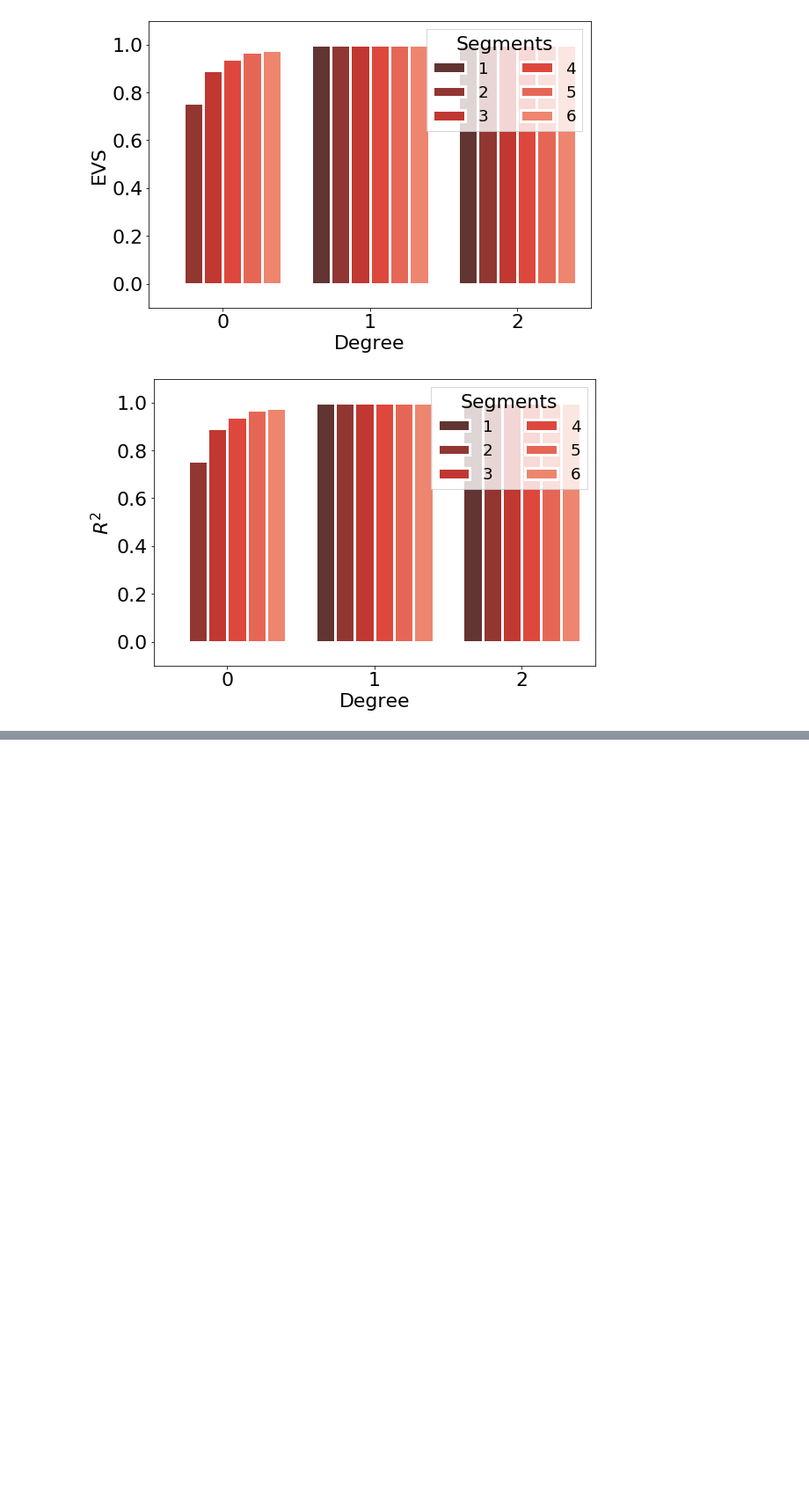
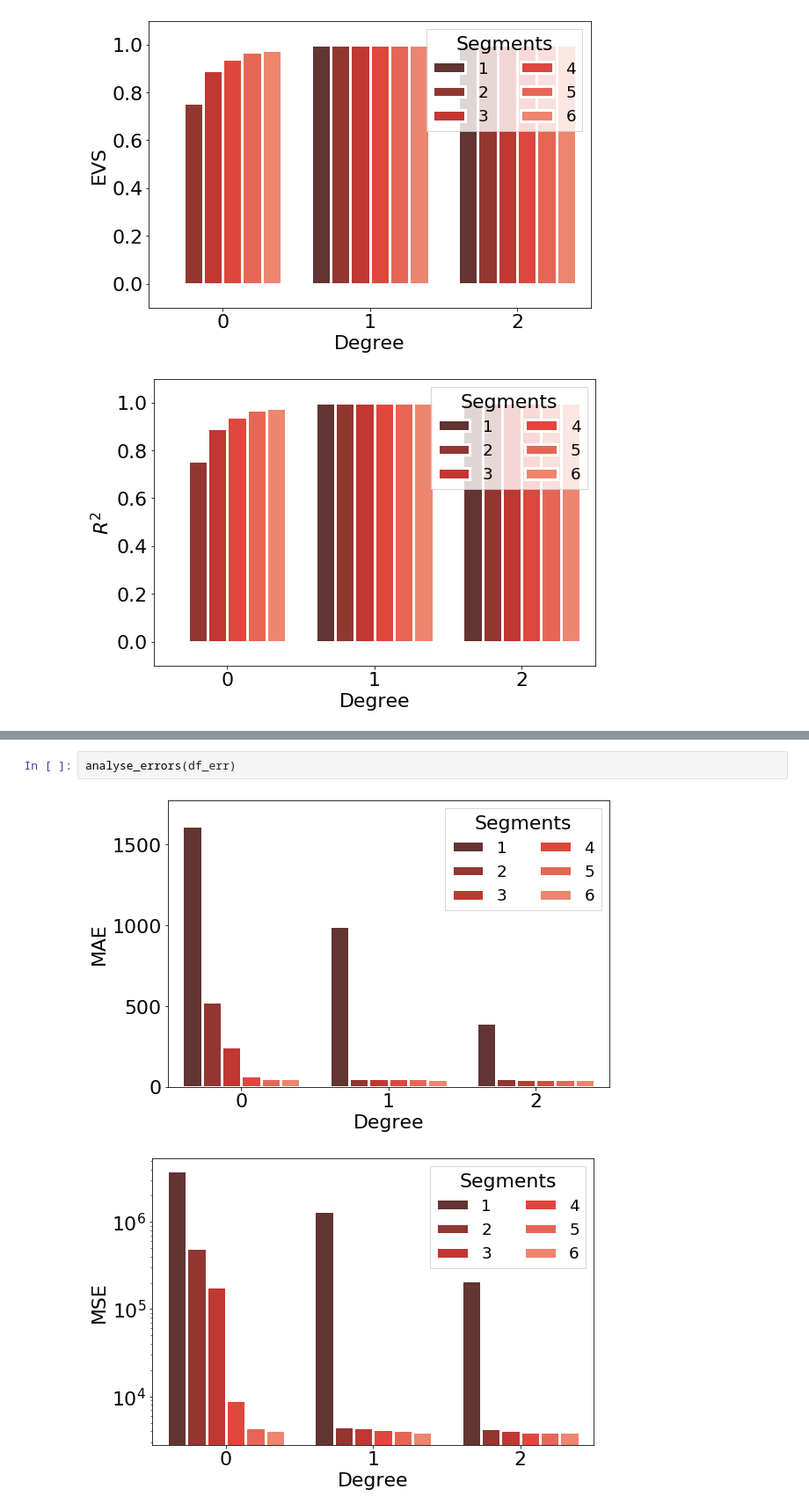
Before and after one commit to sndzoo/analysis, a Jupyter notebook: pwl_approx_analysis-basic.ipynb, the cells around one changed output, grey strips where cells are left out. Shown at 88% size. Cells and saved outputs as stored; diff of their text form; blank space fills up the shorter version.

```diff
--- a/pwl_approx_analysis-basic.ipynb
+++ b/pwl_approx_analysis-basic.ipynb
@@ -689,0 +724,5 @@ analyse_errors(df_err)
+# %%
+analyse_errors(df_err)
+# %% [output]
+[figure, added]
+[figure, added]
```
Also changed, not shown: parts of 9 cells of this notebook, 21 other files.
